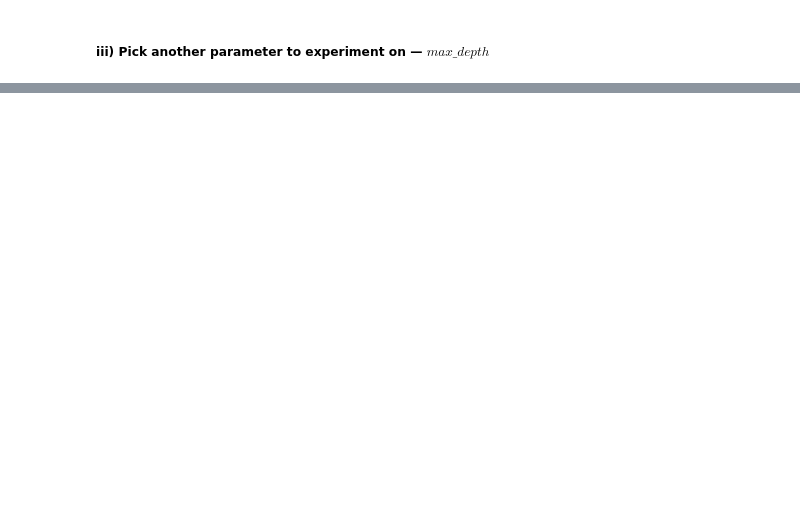
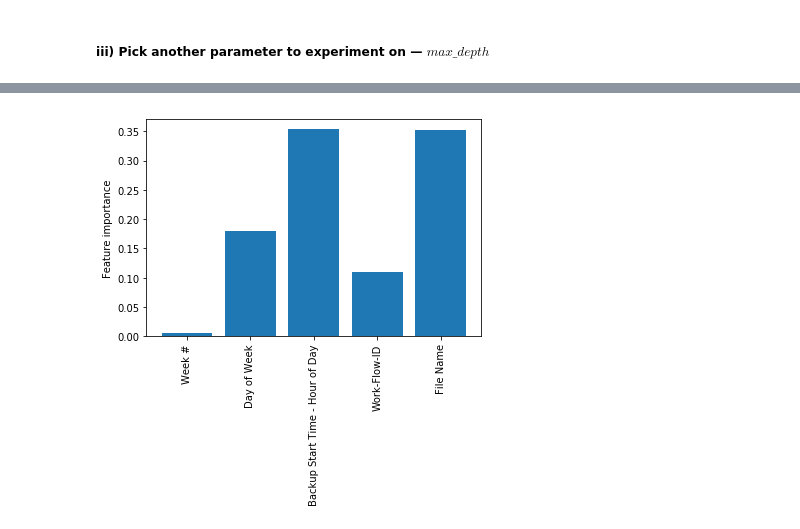
Before and after one commit to popo0293/EE219Project4, a Jupyter notebook: Project 4.ipynb, the cells around one changed output, grey strips where cells are left out. Cells and saved outputs as stored; diff of their text form; code cells hidden in the pictures; blank space fills up the shorter version.

```diff
--- a/Project 4.ipynb
+++ b/Project 4.ipynb
@@ -479,0 +538,11 @@ plt.show()
+# %%
+rf = RandomForestRegressor(n_estimators=ntrees[m % len(ntrees)], \
+                         max_features=m//len(ntrees)+1,\
+                         max_depth=maxdepth[md], \
+                         bootstrap=True, oob_score=True, n_jobs=-2)
+
+[_, tst_rmse] = reportandplot(rf, featurematrix, \
+                              y, verbose=True)
+
+rf.fit(featurematrix, y)
+print("Feature importance: \n\t", rf.feature_importances_)
@@ -479,0 +556,9 @@ plt.show()
+# %%
+plt.figure()
+plt.bar(range(5), rf.feature_importances_,
+       align="center")
+plt.xticks(range(5), df_index[:5], rotation=90)
+plt.ylabel("Feature importance")
+plt.show()
+# %% [output]
+[figure, added]
```
Also changed, not shown: parts of 11 cells of this notebook, 2 other files.
